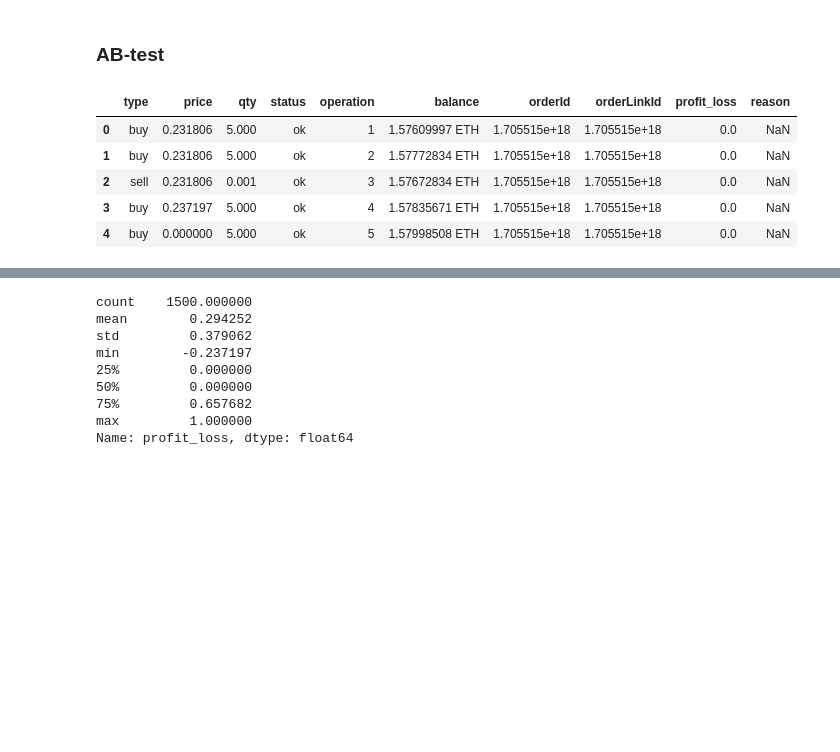
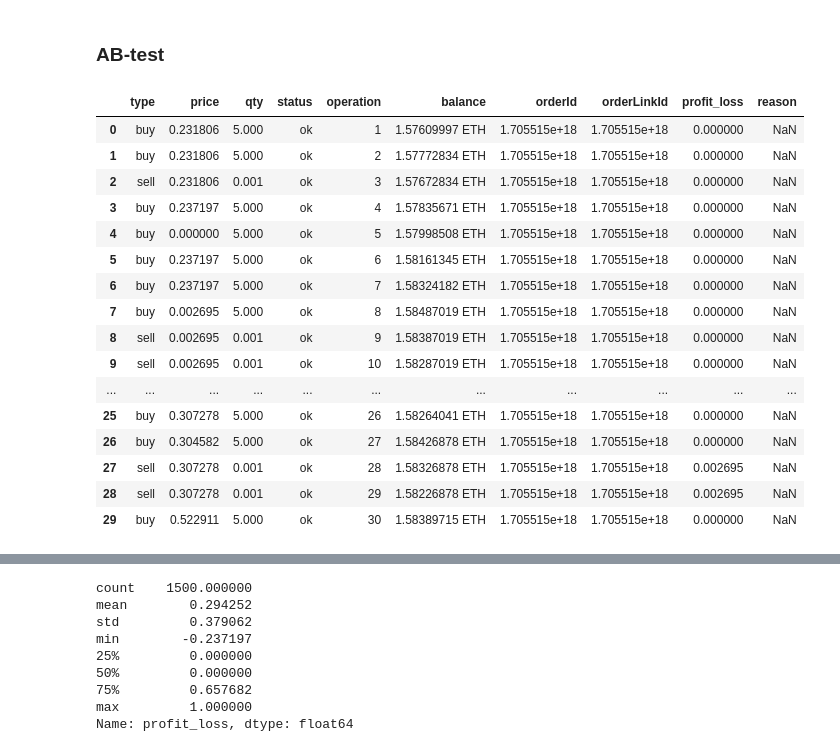
Before and after one commit to Zeerax-nya/Trading_bot, a Jupyter notebook: TradingBot.ipynb, the cells around one changed output, grey strips where cells are left out. Cells and saved outputs as stored; diff of their text form; code cells hidden in the pictures; blank space fills up the shorter version.

```diff
--- a/TradingBot.ipynb
+++ b/TradingBot.ipynb
@@ -2730,17 +2730,28 @@ P-Value: 0.0000
 # %% [markdown]
 ### AB-test
 # %%
-# dqn_transactions_df_ = pd.read_csv(f'dqn_transactions_arima.csv')
-# simple_transactions_df_ = pd.read_csv(f'simple_transactions.csv')
+dqn_transactions_df_ = pd.read_csv(f'dqn_transactions_arima.csv')
+simple_transactions_df_ = pd.read_csv(f'simple_transactions.csv')
 
-dqn_transactions_df_ = pd.read_csv(f'dqn_transactions_new.csv')
-simple_transactions_df_ = pd.read_csv(f'simple_transactions_new.csv')
+# dqn_transactions_df_ = pd.read_csv(f'dqn_transactions_new.csv')
+# simple_transactions_df_ = pd.read_csv(f'simple_transactions_new.csv')
 # %%
-dqn_transactions_df_.head()
+dqn_transactions_df_.head(30)
 # %% [output]
 |  | type | price | qty | status | operation | balance | orderId | orderLinkId | profit_loss | reason |
-| 0 | buy | 0.231806 | 5.000 | ok | 1 | 1.57609997 ETH | 1.705515e+18 | 1.705515e+18 | 0.0 | NaN |
-| 1 | buy | 0.231806 | 5.000 | ok | 2 | 1.57772834 ETH | 1.705515e+18 | 1.705515e+18 | 0.0 | NaN |
-| 2 | sell | 0.231806 | 0.001 | ok | 3 | 1.57672834 ETH | 1.705515e+18 | 1.705515e+18 | 0.0 | NaN |
-| 3 | buy | 0.237197 | 5.000 | ok | 4 | 1.57835671 ETH | 1.705515e+18 | 1.705515e+18 | 0.0 | NaN |
-| 4 | buy | 0.000000 | 5.000 | ok | 5 | 1.57998508 ETH | 1.705515e+18 | 1.705515e+18 | 0.0 | NaN |
+| 0 | buy | 0.231806 | 5.000 | ok | 1 | 1.57609997 ETH | 1.705515e+18 | 1.705515e+18 | 0.000000 | NaN |
+| 1 | buy | 0.231806 | 5.000 | ok | 2 | 1.57772834 ETH | 1.705515e+18 | 1.705515e+18 | 0.000000 | NaN |
+| 2 | sell | 0.231806 | 0.001 | ok | 3 | 1.57672834 ETH | 1.705515e+18 | 1.705515e+18 | 0.000000 | NaN |
+| 3 | buy | 0.237197 | 5.000 | ok | 4 | 1.57835671 ETH | 1.705515e+18 | 1.705515e+18 | 0.000000 | NaN |
+| 4 | buy | 0.000000 | 5.000 | ok | 5 | 1.57998508 ETH | 1.705515e+18 | 1.705515e+18 | 0.000000 | NaN |
+| 5 | buy | 0.237197 | 5.000 | ok | 6 | 1.58161345 ETH | 1.705515e+18 | 1.705515e+18 | 0.000000 | NaN |
+| 6 | buy | 0.237197 | 5.000 | ok | 7 | 1.58324182 ETH | 1.705515e+18 | 1.705515e+18 | 0.000000 | NaN |
+| 7 | buy | 0.002695 | 5.000 | ok | 8 | 1.58487019 ETH | 1.705515e+18 | 1.705515e+18 | 0.000000 | NaN |
+| 8 | sell | 0.002695 | 0.001 | ok | 9 | 1.58387019 ETH | 1.705515e+18 | 1.705515e+18 | 0.000000 | NaN |
+| 9 | sell | 0.002695 | 0.001 | ok | 10 | 1.58287019 ETH | 1.705515e+18 | 1.705515e+18 | 0.000000 | NaN |
+| ... | ... | ... | ... | ... | ... | ... | ... | ... | ... | ... |
+| 25 | buy | 0.307278 | 5.000 | ok | 26 | 1.58264041 ETH | 1.705515e+18 | 1.705515e+18 | 0.000000 | NaN |
+| 26 | buy | 0.304582 | 5.000 | ok | 27 | 1.58426878 ETH | 1.705515e+18 | 1.705515e+18 | 0.000000 | NaN |
+| 27 | sell | 0.307278 | 0.001 | ok | 28 | 1.58326878 ETH | 1.705515e+18 | 1.705515e+18 | 0.002695 | NaN |
+| 28 | sell | 0.307278 | 0.001 | ok | 29 | 1.58226878 ETH | 1.705515e+18 | 1.705515e+18 | 0.002695 | NaN |
+| 29 | buy | 0.522911 | 5.000 | ok | 30 | 1.58389715 ETH | 1.705515e+18 | 1.705515e+18 | 0.000000 | NaN |
```
Also changed, not shown: parts of 27 cells of this notebook, 2 other files.
